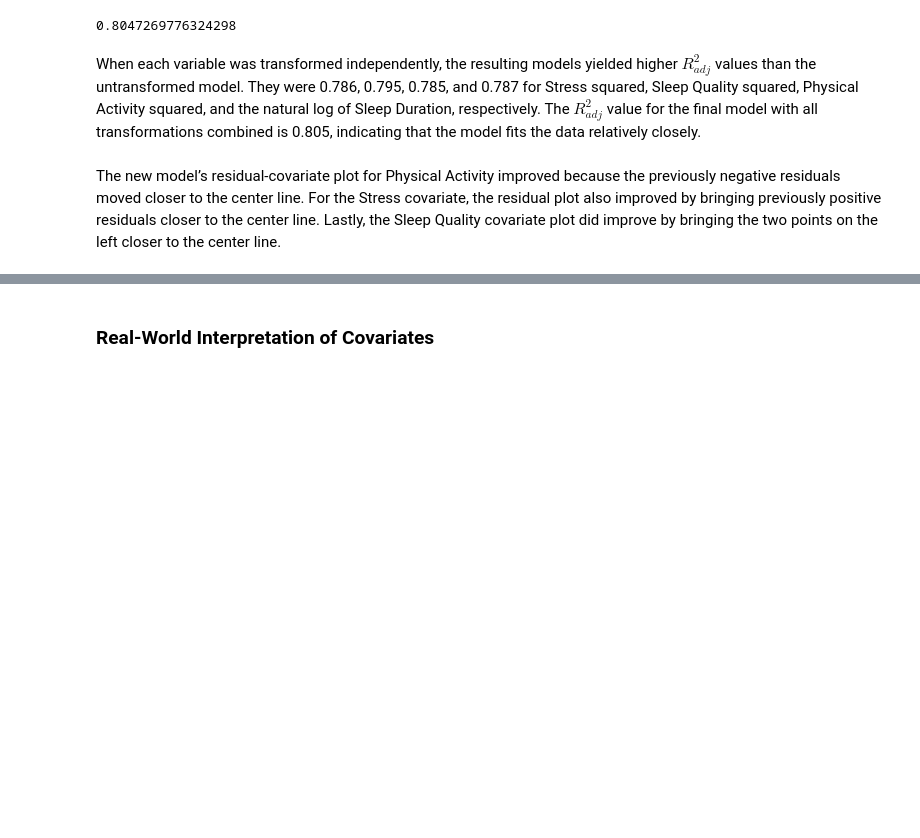
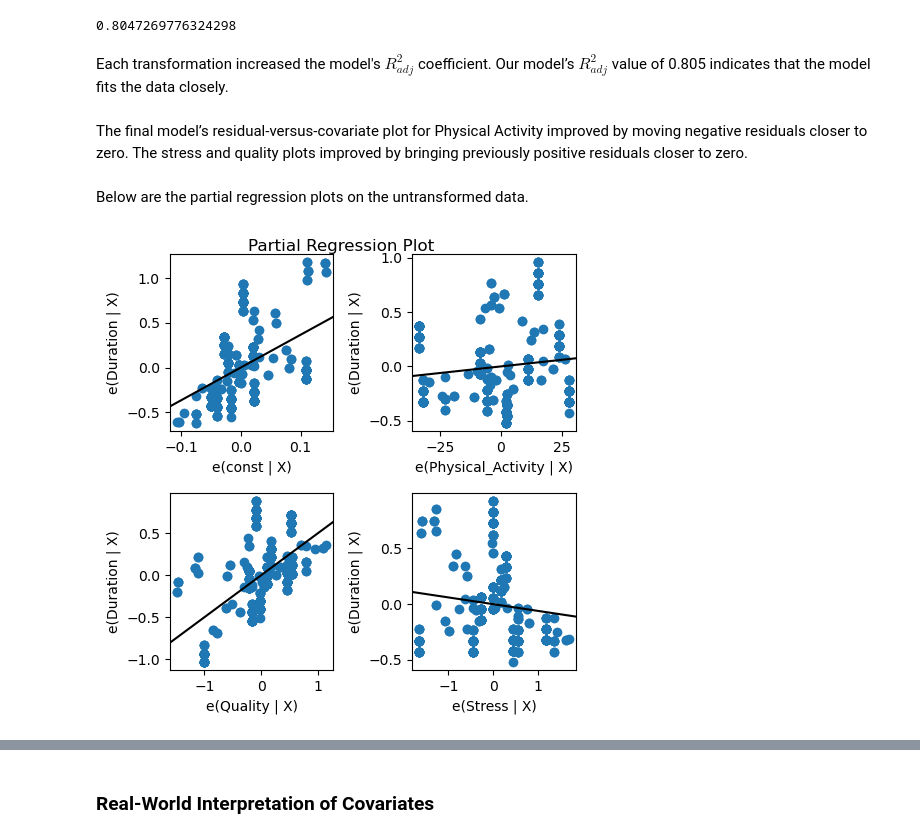
Before and after one commit to eric-y33/Math360-MAGC3, a Jupyter notebook: Final.ipynb, the cells around one changed output, grey strips where cells are left out. Cells and saved outputs as stored; diff of their text form; code cells hidden in the pictures; blank space fills up the shorter version.

```diff
--- a/Final.ipynb
+++ b/Final.ipynb
@@ -139,6 +124,15 @@ print(reg_transformed.rsquared_adj)
 # %% [output]
 0.8047269776324298
 # %% [markdown]
-When each variable was transformed independently, the resulting models yielded higher $R^2_{adj}$ values than the untransformed model. They were 0.786, 0.795, 0.785, and 0.787 for Stress squared, Sleep Quality squared, Physical Activity squared, and the natural log of Sleep Duration, respectively. The $R^2_{adj}$ value for the final model with all transformations combined is 0.805, indicating that the model fits the data relatively closely.
+Each transformation increased the model's $R^2_{adj}$ coefficient. Our model’s $R^2_{adj}$ value of 0.805 indicates that the model fits the data closely.
 # %% [markdown]
-The new model’s residual-covariate plot for Physical Activity improved because the previously negative residuals moved closer to the center line. For the Stress covariate, the residual plot also improved by bringing previously positive residuals closer to the center line. Lastly, the Sleep Quality covariate plot did improve by bringing the two points on the left closer to the center line.
+The final model’s residual-versus-covariate plot for Physical Activity improved by moving negative residuals closer to zero. The stress and quality plots improved by bringing previously positive residuals closer to zero.
+# %% [markdown]
+Below are the partial regression plots on the untransformed data.
+# %%
+# Plot 1 (Partial Regression Plots on Untransformed Data)
+fig = plt.figure(figsize=(5,5))
+sm.graphics.plot_partregress_grid(reg,fig=fig)
+plt.show()
+# %% [output]
+[figure, added]
```
Also changed, not shown: parts of 20 cells of this notebook.
